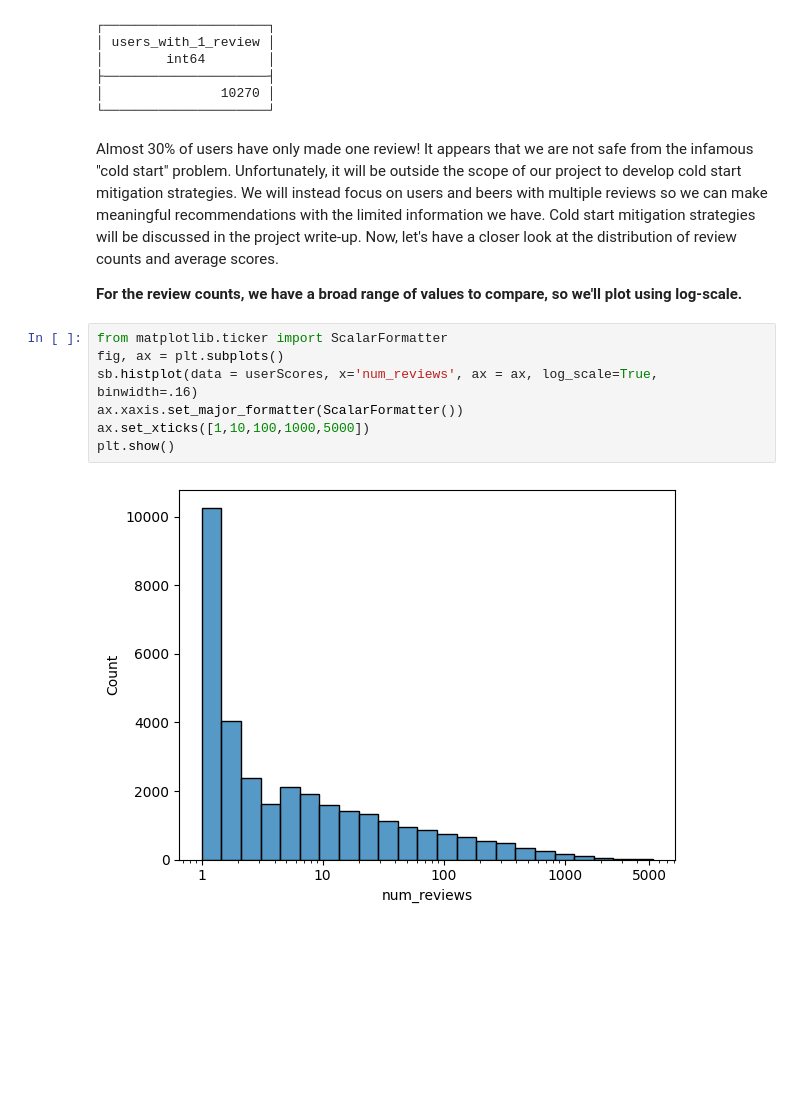
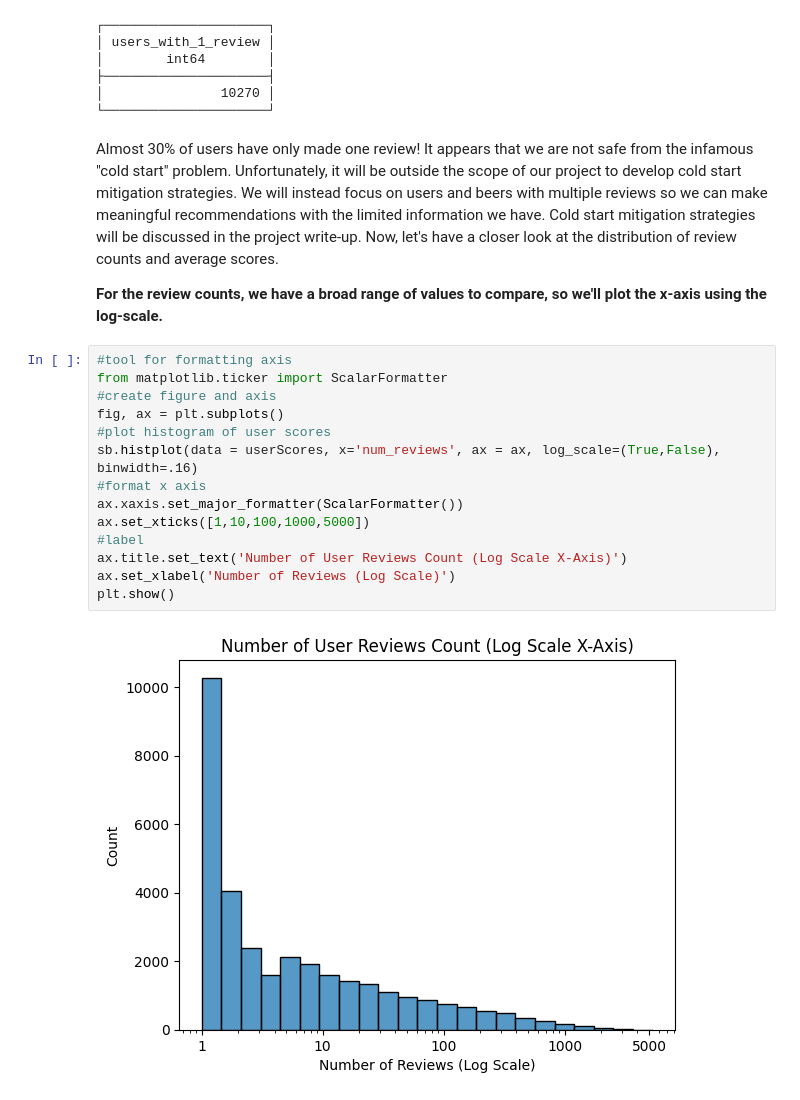
Before and after one commit to LucasLyons/Beer-Project, a Jupyter notebook: Beer Review Data Analysis.ipynb, the cells around one changed output. Cells and saved outputs as stored; diff of their text form; blank space fills up the shorter version.

```diff
--- a/Beer Review Data Analysis.ipynb
+++ b/Beer Review Data Analysis.ipynb
@@ -275,13 +277,20 @@ db.sql(query)
 # %% [markdown]
 Almost 30% of users have only made one review! It appears that we are not safe from the infamous "cold start" problem. Unfortunately, it will be outside the scope of our project to develop cold start mitigation strategies. We will instead focus on users and beers with multiple reviews so we can make meaningful recommendations with the limited information we have. Cold start mitigation strategies will be discussed in the project write-up. Now, let's have a closer look at the distribution of review counts and average scores.
 
-**For the review counts, we have a broad range of values to compare, so we'll plot using log-scale.**
+**For the review counts, we have a broad range of values to compare, so we'll plot the x-axis using the log-scale.**
 # %%
+#tool for formatting axis
 from matplotlib.ticker import ScalarFormatter
+#create figure and axis
 fig, ax = plt.subplots()
-sb.histplot(data = userScores, x='num_reviews', ax = ax, log_scale=True, binwidth=.16)
+#plot histogram of user scores
+sb.histplot(data = userScores, x='num_reviews', ax = ax, log_scale=(True,False), binwidth=.16)
+#format x axis
 ax.xaxis.set_major_formatter(ScalarFormatter())
 ax.set_xticks([1,10,100,1000,5000])
+#label
+ax.title.set_text('Number of User Reviews Count (Log Scale X-Axis)')
+ax.set_xlabel('Number of Reviews (Log Scale)')
 plt.show()
 # %% [output]
-[figure, old version]
+[figure, new version]
```
Also changed, not shown: parts of 4 cells of this notebook.
